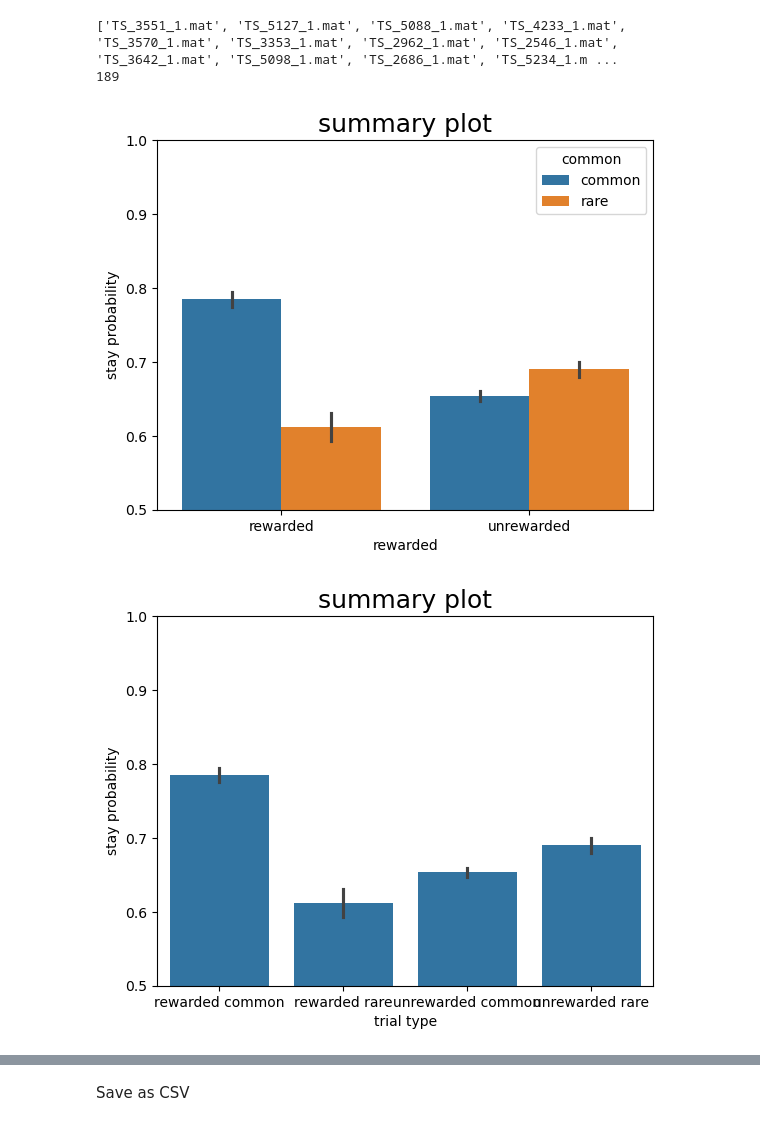
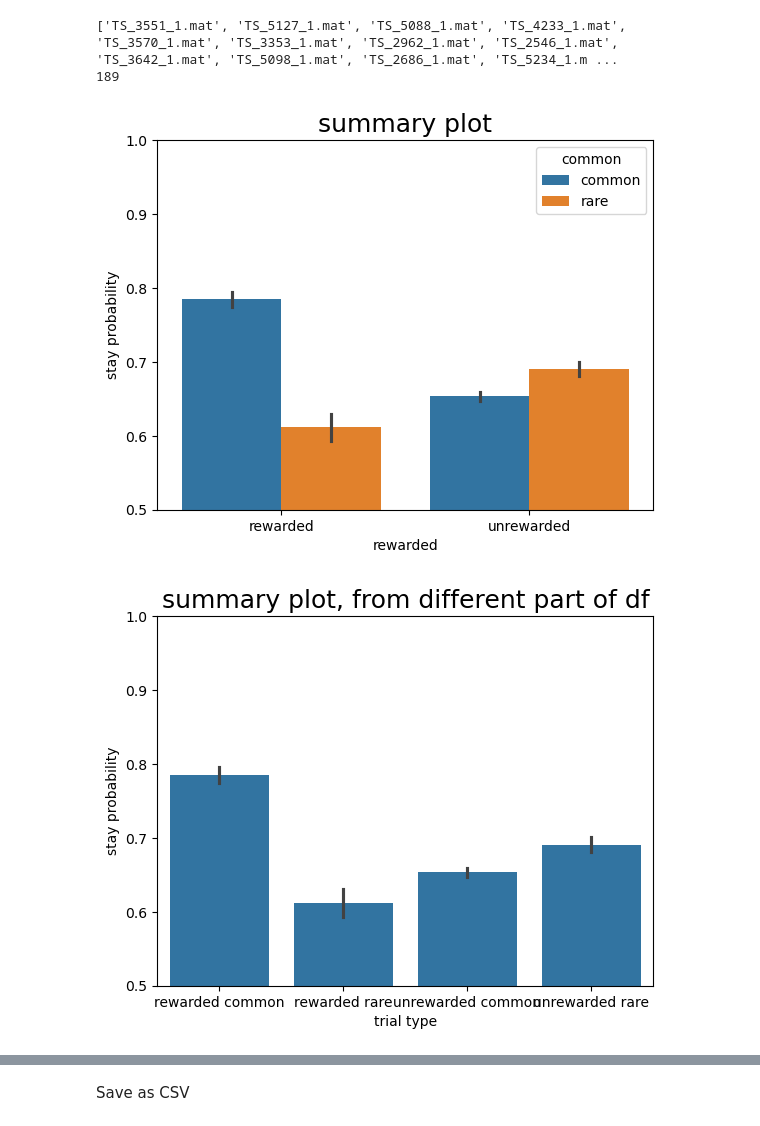
Before and after one commit to SSchwoebel/BayesianTwoStageTaskAnalysis, a Jupyter notebook: 1_preprocess_raw_data.ipynb, the cells around one changed output, grey strips where cells are left out. Cells and saved outputs as stored; diff of their text form; code cells hidden in the pictures.

```diff
--- a/1_preprocess_raw_data.ipynb
+++ b/1_preprocess_raw_data.ipynb
@@ -20,9 +20,16 @@ Set global variables and propertes
 raw_data_fname_str = ""
 raw_data_folder = "raw_data"
 
-processed_data_fname = "processed_data.csv"
-processed_data_folder = "processed_data"
-processed_data_file = os.path.join(processed_data_folder, processed_data_fname)
+results_folder = "results"
+processed_data_folder = os.path.join(results_folder, "processed_data")
+
+pooled_data_fname = "pooled_data.csv"
+pooled_data_file = os.path.join(processed_data_folder, pooled_data_fname)
+
+summary_data_fname = "summary_data.csv"
+summary_data_file = os.path.join(processed_data_folder, summary_data_fname)
+
+statistics_folder = os.path.join(results_folder, "statistics")
 # %%
 trials =  201#number of trials
 T = 3 #number of time steps in each trial
@@ -228,38 +235,38 @@ plt.figure()
 g = sns.barplot(data=pooled_data_df, x="rewarded", y="repeat", hue="common", order=["rewarded", "unrewarded"])
 #g.set_xticklabels(names, rotation=45, horizontalalignment='right', fontsize=16)
 plt.ylim([0.5,1])
 # plt.yticks(np.arange(0,1.1,0.2),fontsize=16)
 plt.title("summary plot", fontsize=18)
-plt.savefig("behavior_summary_plot.svg",dpi=300)
+plt.savefig(os.path.join(statistics_folder, "behavior_summary_plot_df.svg"),dpi=300)
 plt.ylabel("stay probability")
 plt.show()
 
 plt.figure()
 g = sns.barplot(data=pooled_data_df, x="trial type", y="repeat", order=names)
 #g.set_xticklabels(names, rotation=45, horizontalalignment='right', fontsize=16)
 plt.ylim([0.5,1])
 # plt.yticks(np.arange(0,1.1,0.2),fontsize=16)
-plt.title("summary plot", fontsize=18)
-plt.savefig("behavior_summary_plot.svg",dpi=300)
+plt.title("summary plot, from different part of df", fontsize=18)
+#plt.savefig("behavior_summary_plot.svg",dpi=300)
 plt.ylabel("stay probability")
 plt.show()
 
 
 summary_df = pd.concat(summary_data)
 summary_stayed_arr = [summary_df["rewarded common"], summary_df["rewarded rare"], summary_df["unrewarded common"], summary_df["unrewarded rare"]]
 
 plt.figure()
 g = sns.barplot(data=summary_stayed_arr)
 g.set_xticklabels(names, rotation=45, horizontalalignment='right', fontsize=16)
 plt.ylim([0.5,1])
 # plt.yticks(np.arange(0,1.1,0.2),fontsize=16)
 plt.title("summary plot", fontsize=18)
-plt.savefig("behavior_summary_plot.svg",dpi=300)
+plt.savefig(os.path.join(statistics_folder, "behavior_summary_plot.svg"),dpi=300)
 plt.ylabel("stay probability")
 plt.show()
 # %% [output]
 [figure]
-[figure, old version]
+[figure, new version]
 [figure]
 # %%
 mf_score = summary_stayed_arr[0] + summary_stayed_arr[1] - summary_stayed_arr[2] - summary_stayed_arr[3]
```
Also changed, not shown: parts of 4 cells of this notebook, 17 other files.
